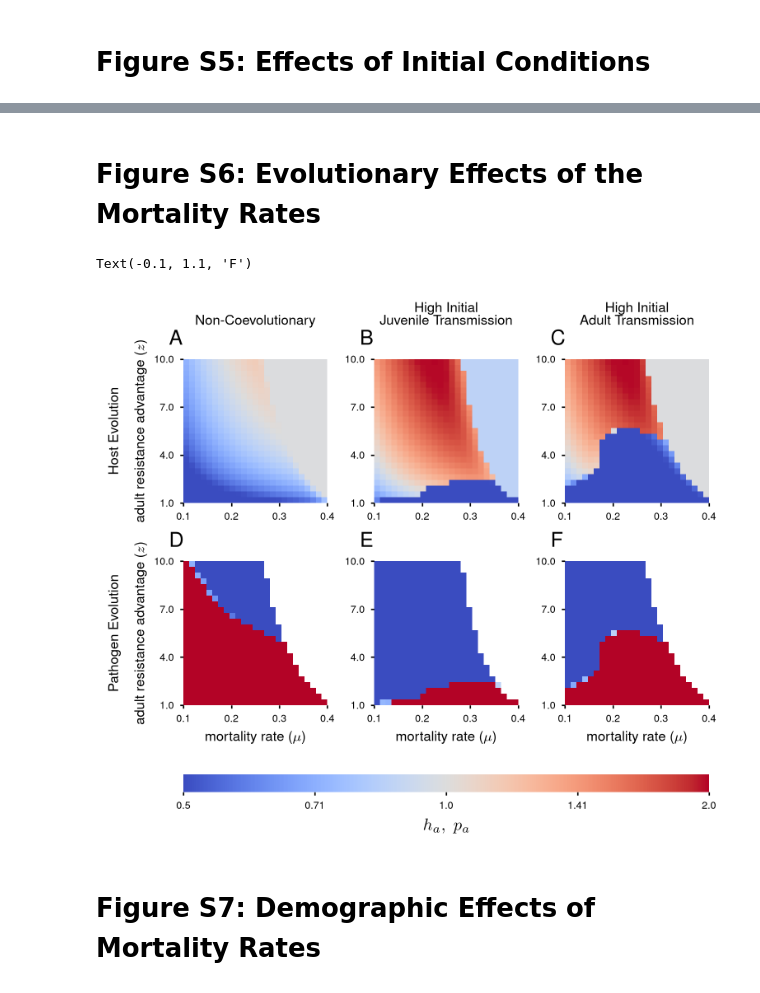
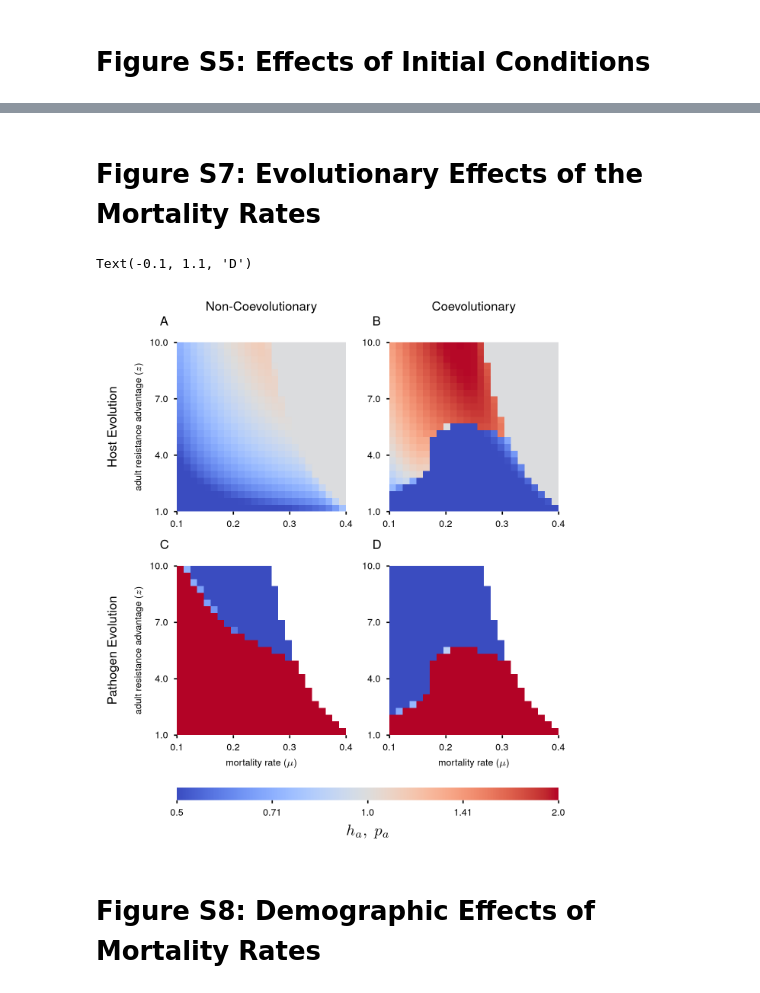
Before and after one commit to svhulse/transmission-coevolution, a Jupyter notebook: figures_supplementary.ipynb, the cells around one changed output, grey strips where cells are left out. Cells and saved outputs as stored; diff of their text form; code cells hidden in the pictures.

```diff
--- a/figures_supplementary.ipynb
+++ b/figures_supplementary.ipynb
@@ -10,14 +10,13 @@ from model_tools import ModelAnalysis, RasterAnalysis, make_image
 host_color = matplotlib.colors.to_rgb('#0000a2')
 path_color = matplotlib.colors.to_rgb('#bc272d')
 coevol_color = matplotlib.colors.to_rgb('#e9c716')
-coevol_color_2 = matplotlib.colors.to_rgb('#50ad9f')
 
 s_cmap = matplotlib.colors.LinearSegmentedColormap.from_list("", ["white", host_color])
 i_cmap = matplotlib.colors.LinearSegmentedColormap.from_list("", ["white", path_color])
 
-plot_label_size = 12
+plot_label_size = 8
 axis_title_size = 12
-axis_label_size = 8
+axis_label_size = 6
 tick_label_size = 6
 
 matplotlib.rcParams['axes.titlesize'] = axis_title_size
@@ -377,0 +356,6 @@ Text(-0.1, 1.1, 'F')
+# %%
+params_1 = {'m':0.35, 'z':10, 'mu':0.2, 'juv_trans':False, 'N_iter':600,'S_gtp0':40, 'I_gtp0':40}
+params_2 = {'m':0.35, 'z':10, 'mu':0.2, 'juv_trans':False, 'N_iter':600,'S_gtp0':60, 'I_gtp0':60}
+
+model_1 = ModelAnalysis(mode='coevol', **params_1)
+model_2 = ModelAnalysis(mode='coevol', **params_2)
@@ -378,68 +425,59 @@ Text(-0.1, 1.1, 'F')
 # %% [markdown]
-# Figure S6: Evolutionary Effects of the Mortality Rates #
+# Figure S7: Evolutionary Effects of the Mortality Rates #
 # %%
 host_path = 'data/variable_mu_init_50_host.p'
 path_path = 'data/variable_mu_init_50_path.p'
-coevol_path_60 = 'data/variable_mu_init_60_coevol.p'
-coevol_path_50 = 'data/variable_mu_init_50_coevol.p'
+coevol_path = 'data/variable_mu_init_50_coevol.p'
 
 host_raster = RasterAnalysis(host_path, arg_x='mu', arg_y='z')
 path_raster = RasterAnalysis(path_path, arg_x='mu', arg_y='z')
-coevol_raster_60 = RasterAnalysis(coevol_path_60, arg_x='mu', arg_y='z')
-coevol_raster_50 = RasterAnalysis(coevol_path_50, arg_x='mu', arg_y='z')
+coevol_raster = RasterAnalysis(coevol_path, arg_x='mu', arg_y='z')
 # %%
-fig, ax = plt.subplots(figsize=(5,5), ncols=3, nrows=2, layout='compressed')
+fig, ax = plt.subplots(ncols=2, nrows=2, layout='compressed')
 
 S_host, I_host, = host_raster.evol_plot()
 S_path, I_path, = path_raster.evol_plot()
-S_coevol_60, I_coevol_60, = coevol_raster_60.evol_plot()
-S_coevol_50, I_coevol_50, = coevol_raster_50.evol_plot()
+S_coevol, I_coevol, = coevol_raster.evol_plot()
 
-ax[0,0].imshow(99 - S_host, cmap='coolwarm', vmin=0, vmax=99)
+plot = ax[0,0].imshow(99 - S_host, cmap='coolwarm', vmin=0, vmax=99)
 ax[1,0].imshow(99 - I_path, cmap='coolwarm', vmin=0, vmax=99)
-plot = ax[0,1].imshow(99 - S_coevol_60, cmap='coolwarm', vmin=0, vmax=99)
-ax[1,1].imshow(99 - I_coevol_60, cmap='coolwarm', vmin=0, vmax=99)
-ax[0,2].imshow(99 - S_coevol_50, cmap='coolwarm', vmin=0, vmax=99)
-ax[1,2].imshow(99 - I_coevol_50, cmap='coolwarm', vmin=0, vmax=99)
+
+ax[0,1].imshow(99 - S_coevol, cmap='coolwarm', vmin=0, vmax=99)
+ax[1,1].imshow(99 - I_coevol, cmap='coolwarm', vmin=0, vmax=99)
 
 for axis in ax.reshape(-1):
     axis.invert_yaxis()
     axis.set_frame_on(False)
     axis.tick_params('both', length=2)
 
-coevol_raster_50.label_axes(ax[0,0], (4, 4), label_x=False, label_y=True)
-coevol_raster_50.label_axes(ax[1,0], (4, 4), label_y=True, x_string=r'mortality rate ($\mu$)')
-coevol_raster_50.label_axes(ax[0,1], (4, 4), label_x=False, label_y=False)
-coevol_raster_50.label_axes(ax[1,1], (4, 4), label_y=False, x_string=r'mortality rate ($\mu$)')
-coevol_raster_60.label_axes(ax[0,2], (4, 4), label_x=False, label_y=False)
-coevol_raster_60.label_axes(ax[1,2], (4, 4), label_y=False, x_string=r'mortality rate ($\mu$)')
+host_raster.label_axes(ax[0,0], (4, 4), label_x=False, label_y=True)
+path_raster.label_axes(ax[1,0], (4, 4), label_x=True, label_y=True, x_string=r'mortality rate ($\mu$)')
+coevol_raster.label_axes(ax[0,1], (4, 4), label_x=False, label_y=False)
+coevol_raster.label_axes(ax[1,1], (4, 4), label_y=False, x_string=r'mortality rate ($\mu$)')
 
 ax[0,0].set_title('Non-Coevolutionary', pad=20, fontsize=8)
-ax[0,1].set_title('High Initial\nJuvenile Transmission', pad=20, fontsize=8)
-ax[0,2].set_title('High Initial\nAdult Transmission', pad=20, fontsize=8)
+ax[0,1].set_title('Coevolutionary', pad=20, fontsize=8)
 
 ax[0,0].annotate('Host Evolution', xy=(0, 0.5), xytext=(-40,0), xycoords='axes fraction', textcoords='offset points', ha='center', va='center', rotation=90, fontsize=8)
 ax[1,0].annotate('Pathogen Evolution', xy=(0, 0.5), xytext=(-40,0), xycoords='axes fraction', textcoords='offset points', ha='center', va='center', rotation=90, fontsize=8)
 
 cbar = fig.colorbar(plot, ax=ax[:], location='bottom', aspect=30)
 cbar.ax.set_xticklabels(['Low Juvenile Transmission \n High Adult Transmission', 'High Juvenile Transmission \n Low Adult Transmission'])
 cbar.ax.tick_params(axis='both', which='both', length=2)
 cbar.ax.set_xticks(np.linspace(0, 99, 5))
 cbar.ax.set_xticklabels(np.round(np.logspace(-1, 1, 5, base=2), 2))
 cbar.set_label(r'$h_a,\ p_a$', fontsize=10)
 cbar.outline.set_visible(False)
 
 ax[0,0].annotate("A", xy=(-0.1, 1.1), xycoords="axes fraction", fontsize=plot_label_size)
 ax[0,1].annotate("B", xy=(-0.1, 1.1), xycoords="axes fraction", fontsize=plot_label_size)
-ax[0,2].annotate("C", xy=(-0.1, 1.1), xycoords="axes fraction", fontsize=plot_label_size)
-ax[1,0].annotate("D", xy=(-0.1, 1.1), xycoords="axes fraction", fontsize=plot_label_size)
-ax[1,1].annotate("E", xy=(-0.1, 1.1), xycoords="axes fraction", fontsize=plot_label_size)
-ax[1,2].annotate("F", xy=(-0.1, 1.1), xycoords="axes fraction", fontsize=plot_label_size)
+ax[1,0].annotate("C", xy=(-0.1, 1.1), xycoords="axes fraction", fontsize=plot_label_size)
+ax[1,1].annotate("D", xy=(-0.1, 1.1), xycoords="axes fraction", fontsize=plot_label_size)
 # %% [output]
-Text(-0.1, 1.1, 'F')
+Text(-0.1, 1.1, 'D')
-[figure, old version]
+[figure, new version]
 # %% [markdown]
-# Figure S7: Demographic Effects of Mortality Rates #
+# Figure S8: Demographic Effects of Mortality Rates #
 # %%
 host_path = 'data/variable_mu_init_50_host.p'
 path_path = 'data/variable_mu_init_50_path.p'
```
Also changed, not shown: parts of 16 cells of this notebook, 28 other files.
